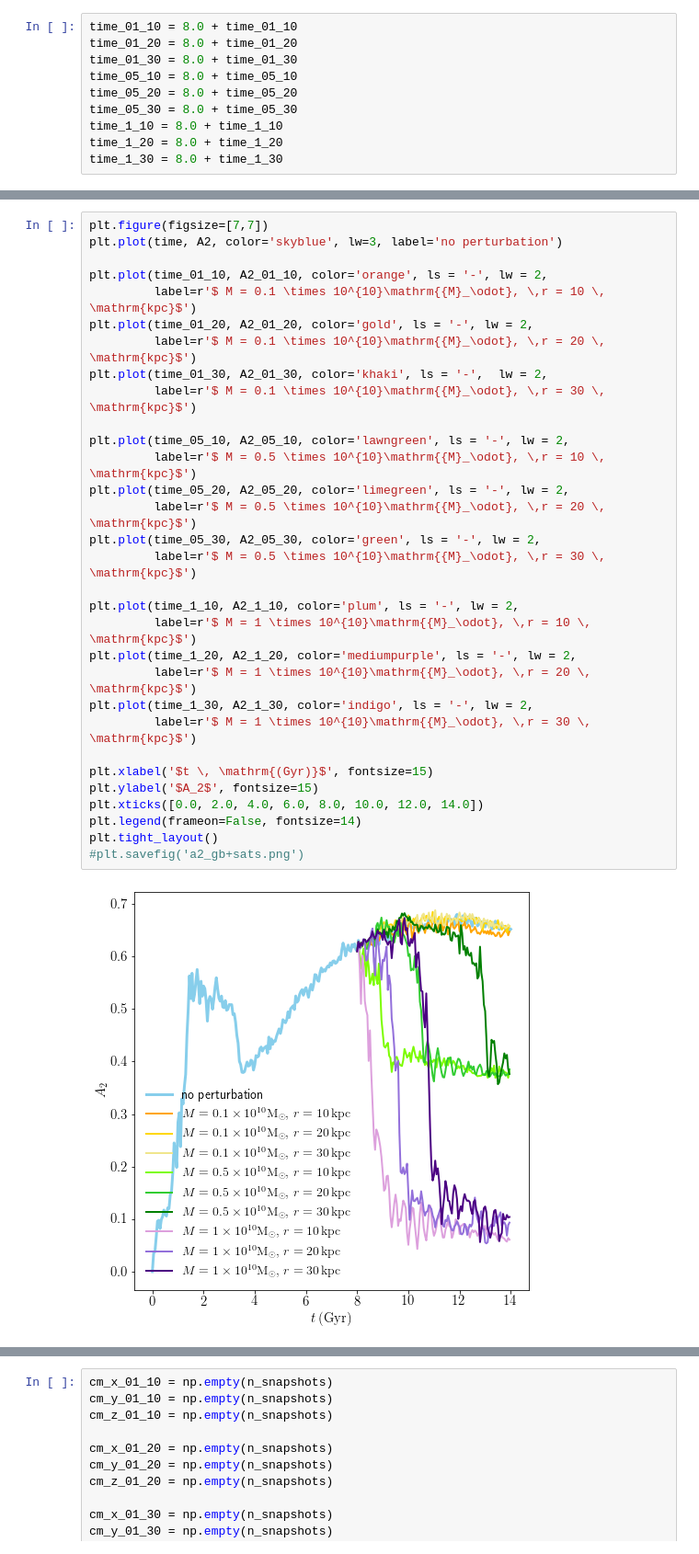
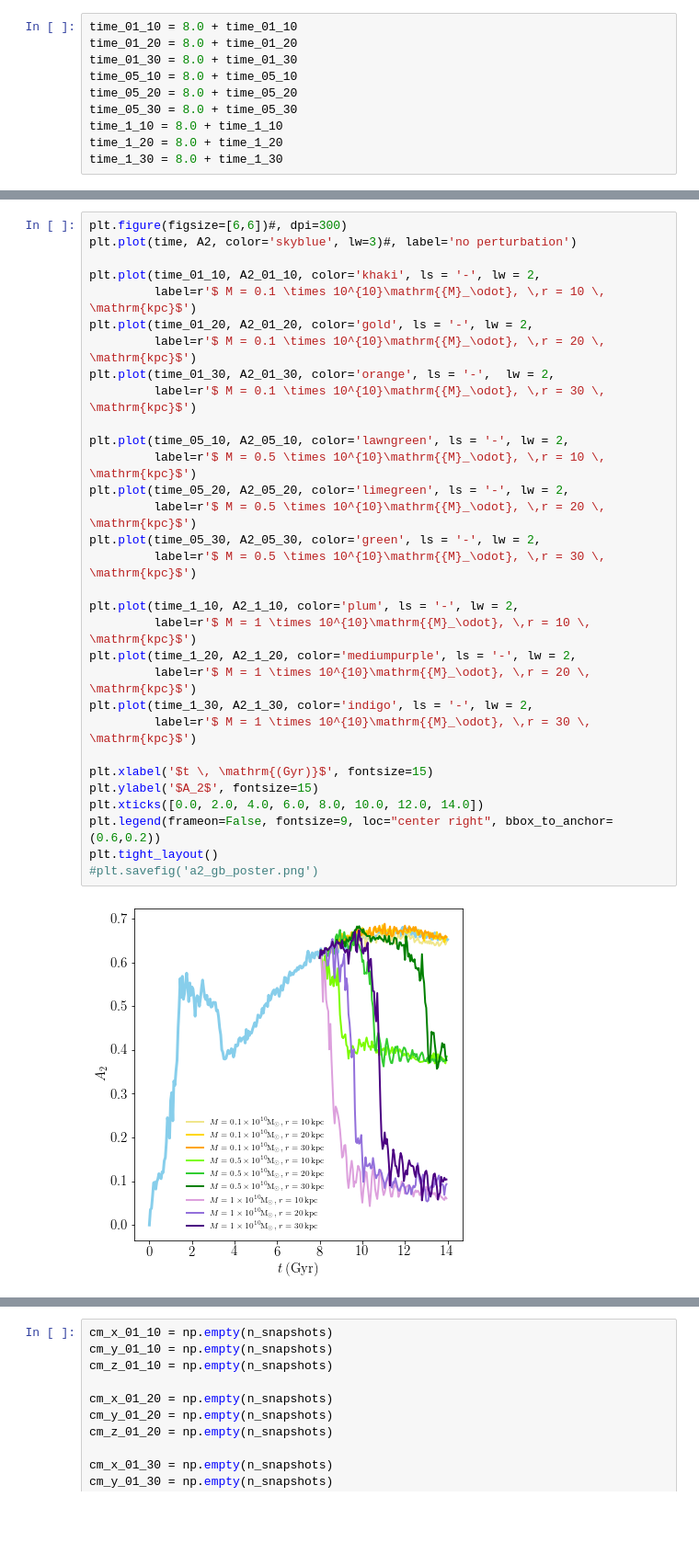
Before and after one commit to AndressaWille/Mestrado, a Jupyter notebook: interactions2.ipynb, the cells around one changed output, grey strips where cells are left out. Shown: that part at 92% size. Cells and saved outputs as stored; diff of their text form; blank space fills up the shorter version.

```diff
--- a/interactions2.ipynb
+++ b/interactions2.ipynb
@@ -191,33 +217,33 @@ time_1_30 = 8.0 + time_1_30
 # %%
-plt.figure(figsize=[7,7])
-plt.plot(time, A2, color='skyblue', lw=3, label='no perturbation')
+plt.figure(figsize=[6,6])#, dpi=300)
+plt.plot(time, A2, color='skyblue', lw=3)#, label='no perturbation')
 
-plt.plot(time_01_10, A2_01_10, color='orange', ls = '-', lw = 2,
+plt.plot(time_01_10, A2_01_10, color='khaki', ls = '-', lw = 2,
          label=r'$ M = 0.1 \times 10^{10}\mathrm{{M}_\odot}, \,r = 10 \, \mathrm{kpc}$')
 plt.plot(time_01_20, A2_01_20, color='gold', ls = '-', lw = 2,
          label=r'$ M = 0.1 \times 10^{10}\mathrm{{M}_\odot}, \,r = 20 \, \mathrm{kpc}$')
-plt.plot(time_01_30, A2_01_30, color='khaki', ls = '-',  lw = 2,
+plt.plot(time_01_30, A2_01_30, color='orange', ls = '-',  lw = 2,
          label=r'$ M = 0.1 \times 10^{10}\mathrm{{M}_\odot}, \,r = 30 \, \mathrm{kpc}$')
 
 plt.plot(time_05_10, A2_05_10, color='lawngreen', ls = '-', lw = 2,
          label=r'$ M = 0.5 \times 10^{10}\mathrm{{M}_\odot}, \,r = 10 \, \mathrm{kpc}$')
 plt.plot(time_05_20, A2_05_20, color='limegreen', ls = '-', lw = 2,
          label=r'$ M = 0.5 \times 10^{10}\mathrm{{M}_\odot}, \,r = 20 \, \mathrm{kpc}$')
 plt.plot(time_05_30, A2_05_30, color='green', ls = '-', lw = 2,
          label=r'$ M = 0.5 \times 10^{10}\mathrm{{M}_\odot}, \,r = 30 \, \mathrm{kpc}$')
 
 plt.plot(time_1_10, A2_1_10, color='plum', ls = '-', lw = 2,
          label=r'$ M = 1 \times 10^{10}\mathrm{{M}_\odot}, \,r = 10 \, \mathrm{kpc}$')
 plt.plot(time_1_20, A2_1_20, color='mediumpurple', ls = '-', lw = 2,
          label=r'$ M = 1 \times 10^{10}\mathrm{{M}_\odot}, \,r = 20 \, \mathrm{kpc}$')
 plt.plot(time_1_30, A2_1_30, color='indigo', ls = '-', lw = 2,
          label=r'$ M = 1 \times 10^{10}\mathrm{{M}_\odot}, \,r = 30 \, \mathrm{kpc}$')
 
 plt.xlabel('$t \, \mathrm{(Gyr)}$', fontsize=15)
 plt.ylabel('$A_2$', fontsize=15)
 plt.xticks([0.0, 2.0, 4.0, 6.0, 8.0, 10.0, 12.0, 14.0])
-plt.legend(frameon=False, fontsize=14)
+plt.legend(frameon=False, fontsize=9, loc="center right", bbox_to_anchor=(0.6,0.2))
 plt.tight_layout()
-#plt.savefig('a2_gb+sats.png')
+#plt.savefig('a2_gb_poster.png')
 # %% [output]
-[figure, old version]
+[figure, new version]
```
Also changed, not shown: parts of 13 cells of this notebook.
